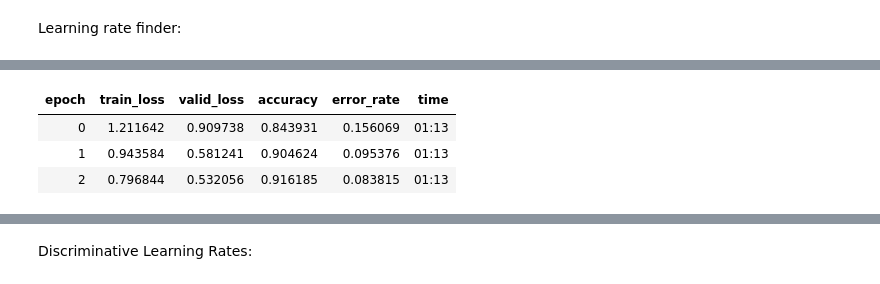
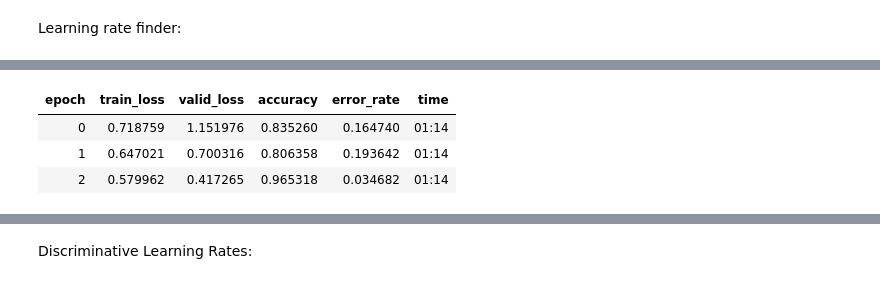
Before and after one commit to GoKarolis/-DL_training_leaves_classification, a Jupyter notebook: KG_FastAI2_0_training.ipynb, the cells around one changed output, grey strips where cells are left out. Saved outputs shown, nothing was run; the diff lists cells and outputs as text; code cells hidden in the pictures.

```diff
--- a/KG_FastAI2_0_training.ipynb
+++ b/KG_FastAI2_0_training.ipynb
@@ -172,11 +170,10 @@ Minimum/10: 1.45e-02, steepest point: 8.32e-04
-# %%
-learn = cnn_learner(dls, resnet34, metrics=metrics, loss_func = LabelSmoothingCrossEntropy()).to_fp16()
-learn.fit_one_cycle(3, 3e-3)
-# %% [output]
-| epoch | train_loss | valid_loss | accuracy | error_rate | time |
-| 0 | 1.211642 | 0.909738 | 0.843931 | 0.156069 | 01:13 |
-| 1 | 0.943584 | 0.581241 | 0.904624 | 0.095376 | 01:13 |
-| 2 | 0.796844 | 0.532056 | 0.916185 | 0.083815 | 01:13 |
+# %%
+learn.fit_one_cycle(3, 1e-3)
+# %% [output]
+| epoch | train_loss | valid_loss | accuracy | error_rate | time |
+| 0 | 0.718759 | 1.151976 | 0.835260 | 0.164740 | 01:14 |
+| 1 | 0.647021 | 0.700316 | 0.806358 | 0.193642 | 01:14 |
+| 2 | 0.579962 | 0.417265 | 0.965318 | 0.034682 | 01:14 |
 # %%
 interp.print_classification_report()
 # %% [output]
```
Also changed, not shown: parts of 35 cells of this notebook.
